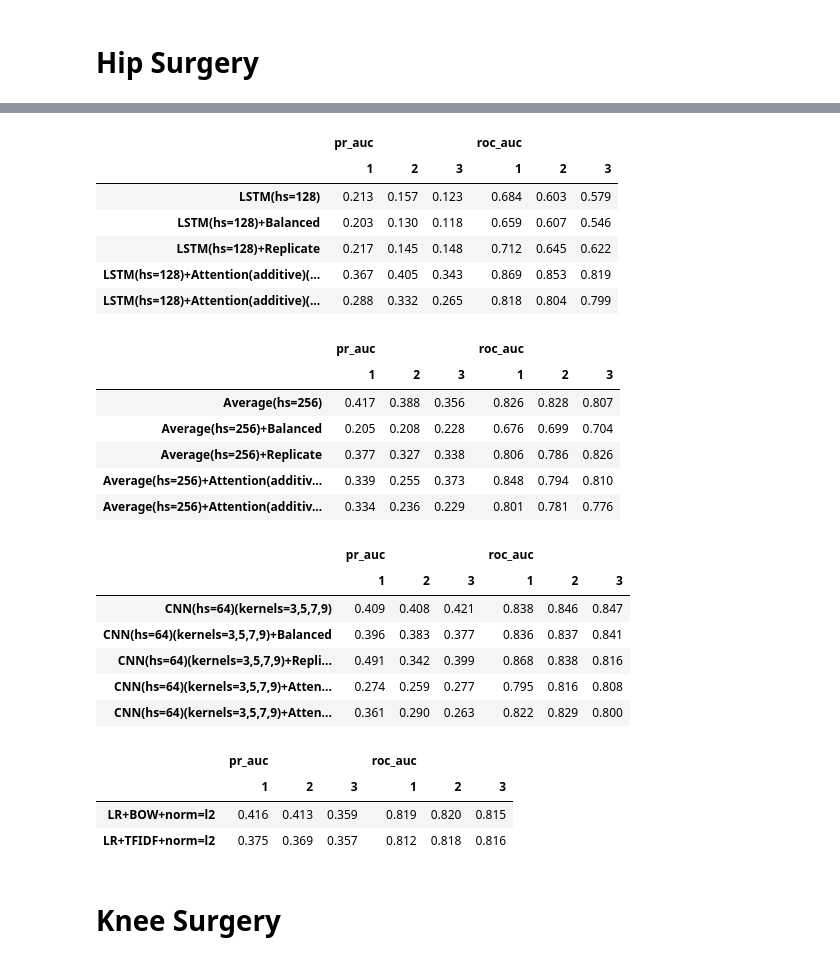
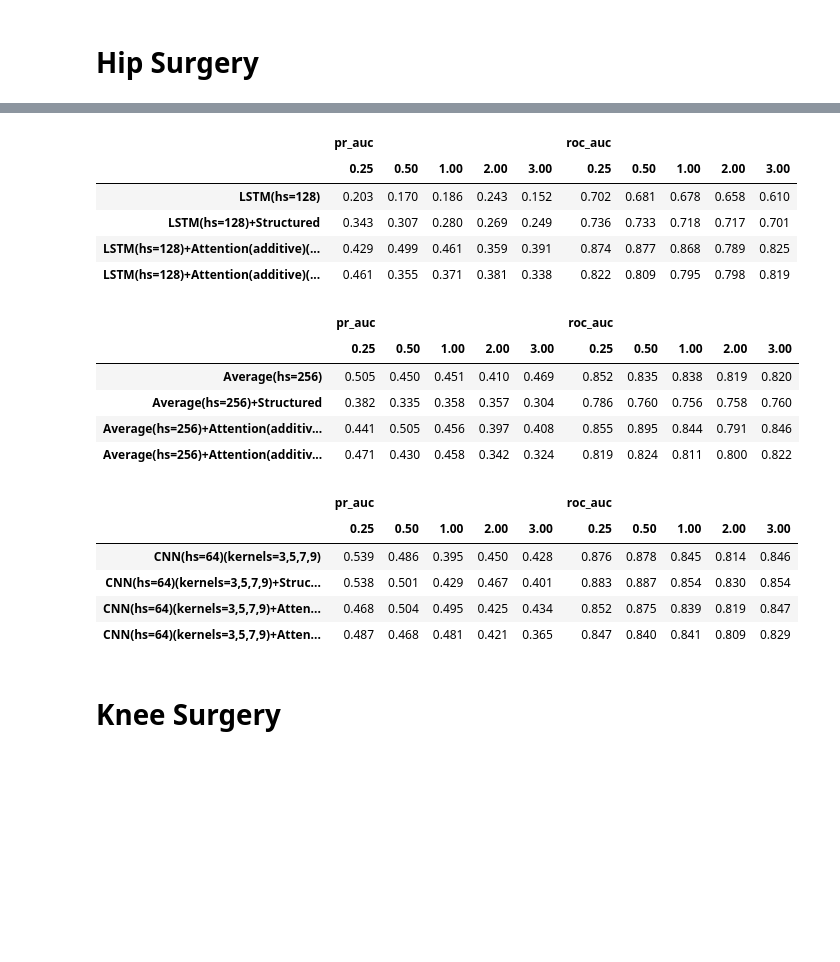
Before and after one commit to successar/PatientVec, a Jupyter notebook: Surgery Results.ipynb, the cells around one changed output, grey strips where cells are left out. Drawn from its saved outputs; the diff is of its cells as text; code cells hidden in the pictures; blank space fills up the shorter version.

```diff
--- a/Surgery Results.ipynb
+++ b/Surgery Results.ipynb
@@ -9,7 +6,4 @@ import numpy as np
 from common import *
 # %%
 keys = ['roc_auc', 'pr_auc']
-# %%
-def filter_results(pattern) :
-    return yr_df.filter(regex=pattern, axis=0)
 # %%
@@ -61,3 +36,5 @@ To retain the current behavior and silence the warning, pass 'sort=True'.
 # %% [markdown]
 Hip Surgery
 ===========
+# %%
+hip_yr_df = get_yr_df_for_surgery('HipSurgery')
@@ -64,40 +81,30 @@ Hip Surgery
 # %%
-filter_results(r'LSTM+')
+filter_results(hip_yr_df, r'LSTM+')
 # %% [output]
-|  | pr_auc |  |  | roc_auc |  |  |
-|  | 1 | 2 | 3 | 1 | 2 | 3 |
-| LSTM(hs=128) | 0.213 | 0.157 | 0.123 | 0.684 | 0.603 | 0.579 |
-| LSTM(hs=128)+Balanced | 0.203 | 0.130 | 0.118 | 0.659 | 0.607 | 0.546 |
-| LSTM(hs=128)+Replicate | 0.217 | 0.145 | 0.148 | 0.712 | 0.645 | 0.622 |
-| LSTM(hs=128)+Attention(additive)(... | 0.367 | 0.405 | 0.343 | 0.869 | 0.853 | 0.819 |
-| LSTM(hs=128)+Attention(additive)(... | 0.288 | 0.332 | 0.265 | 0.818 | 0.804 | 0.799 |
+|  | pr_auc |  |  |  |  | roc_auc |  |  |  |  |
+|  | 0.25 | 0.50 | 1.00 | 2.00 | 3.00 | 0.25 | 0.50 | 1.00 | 2.00 | 3.00 |
+| LSTM(hs=128) | 0.203 | 0.170 | 0.186 | 0.243 | 0.152 | 0.702 | 0.681 | 0.678 | 0.658 | 0.610 |
+| LSTM(hs=128)+Structured | 0.343 | 0.307 | 0.280 | 0.269 | 0.249 | 0.736 | 0.733 | 0.718 | 0.717 | 0.701 |
+| LSTM(hs=128)+Attention(additive)(... | 0.429 | 0.499 | 0.461 | 0.359 | 0.391 | 0.874 | 0.877 | 0.868 | 0.789 | 0.825 |
+| LSTM(hs=128)+Attention(additive)(... | 0.461 | 0.355 | 0.371 | 0.381 | 0.338 | 0.822 | 0.809 | 0.795 | 0.798 | 0.819 |
 # %%
-filter_results(r'Average+')
+filter_results(hip_yr_df, r'Average+')
 # %% [output]
-|  | pr_auc |  |  | roc_auc |  |  |
-|  | 1 | 2 | 3 | 1 | 2 | 3 |
-| Average(hs=256) | 0.417 | 0.388 | 0.356 | 0.826 | 0.828 | 0.807 |
-| Average(hs=256)+Balanced | 0.205 | 0.208 | 0.228 | 0.676 | 0.699 | 0.704 |
-| Average(hs=256)+Replicate | 0.377 | 0.327 | 0.338 | 0.806 | 0.786 | 0.826 |
-| Average(hs=256)+Attention(additiv... | 0.339 | 0.255 | 0.373 | 0.848 | 0.794 | 0.810 |
-| Average(hs=256)+Attention(additiv... | 0.334 | 0.236 | 0.229 | 0.801 | 0.781 | 0.776 |
+|  | pr_auc |  |  |  |  | roc_auc |  |  |  |  |
+|  | 0.25 | 0.50 | 1.00 | 2.00 | 3.00 | 0.25 | 0.50 | 1.00 | 2.00 | 3.00 |
+| Average(hs=256) | 0.505 | 0.450 | 0.451 | 0.410 | 0.469 | 0.852 | 0.835 | 0.838 | 0.819 | 0.820 |
+| Average(hs=256)+Structured | 0.382 | 0.335 | 0.358 | 0.357 | 0.304 | 0.786 | 0.760 | 0.756 | 0.758 | 0.760 |
+| Average(hs=256)+Attention(additiv... | 0.441 | 0.505 | 0.456 | 0.397 | 0.408 | 0.855 | 0.895 | 0.844 | 0.791 | 0.846 |
+| Average(hs=256)+Attention(additiv... | 0.471 | 0.430 | 0.458 | 0.342 | 0.324 | 0.819 | 0.824 | 0.811 | 0.800 | 0.822 |
 # %%
-filter_results(r'CNN+')
+filter_results(hip_yr_df, r'CNN+')
 # %% [output]
-|  | pr_auc |  |  | roc_auc |  |  |
-|  | 1 | 2 | 3 | 1 | 2 | 3 |
-| CNN(hs=64)(kernels=3,5,7,9) | 0.409 | 0.408 | 0.421 | 0.838 | 0.846 | 0.847 |
-| CNN(hs=64)(kernels=3,5,7,9)+Balanced | 0.396 | 0.383 | 0.377 | 0.836 | 0.837 | 0.841 |
-| CNN(hs=64)(kernels=3,5,7,9)+Repli... | 0.491 | 0.342 | 0.399 | 0.868 | 0.838 | 0.816 |
-| CNN(hs=64)(kernels=3,5,7,9)+Atten... | 0.274 | 0.259 | 0.277 | 0.795 | 0.816 | 0.808 |
-| CNN(hs=64)(kernels=3,5,7,9)+Atten... | 0.361 | 0.290 | 0.263 | 0.822 | 0.829 | 0.800 |
+|  | pr_auc |  |  |  |  | roc_auc |  |  |  |  |
+|  | 0.25 | 0.50 | 1.00 | 2.00 | 3.00 | 0.25 | 0.50 | 1.00 | 2.00 | 3.00 |
+| CNN(hs=64)(kernels=3,5,7,9) | 0.539 | 0.486 | 0.395 | 0.450 | 0.428 | 0.876 | 0.878 | 0.845 | 0.814 | 0.846 |
+| CNN(hs=64)(kernels=3,5,7,9)+Struc... | 0.538 | 0.501 | 0.429 | 0.467 | 0.401 | 0.883 | 0.887 | 0.854 | 0.830 | 0.854 |
+| CNN(hs=64)(kernels=3,5,7,9)+Atten... | 0.468 | 0.504 | 0.495 | 0.425 | 0.434 | 0.852 | 0.875 | 0.839 | 0.819 | 0.847 |
+| CNN(hs=64)(kernels=3,5,7,9)+Atten... | 0.487 | 0.468 | 0.481 | 0.421 | 0.365 | 0.847 | 0.840 | 0.841 | 0.809 | 0.829 |
-# %%
-filter_results(r'LR+')
-# %% [output]
-|  | pr_auc |  |  | roc_auc |  |  |
-|  | 1 | 2 | 3 | 1 | 2 | 3 |
-| LR+BOW+norm=l2 | 0.416 | 0.413 | 0.359 | 0.819 | 0.820 | 0.815 |
-| LR+TFIDF+norm=l2 | 0.375 | 0.369 | 0.357 | 0.812 | 0.818 | 0.816 |
 # %% [markdown]
 Knee Surgery
 ============
```
Also changed, not shown: parts of 10 cells of this notebook, 16 other files.
